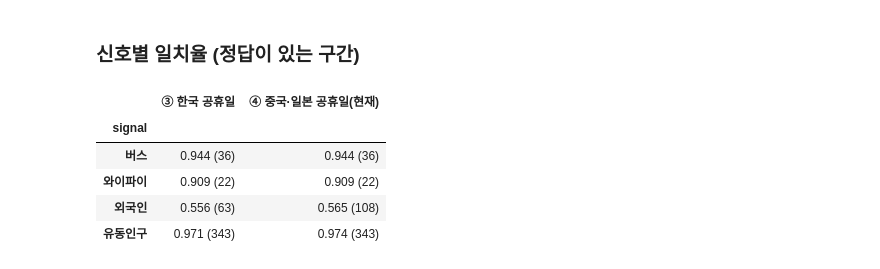
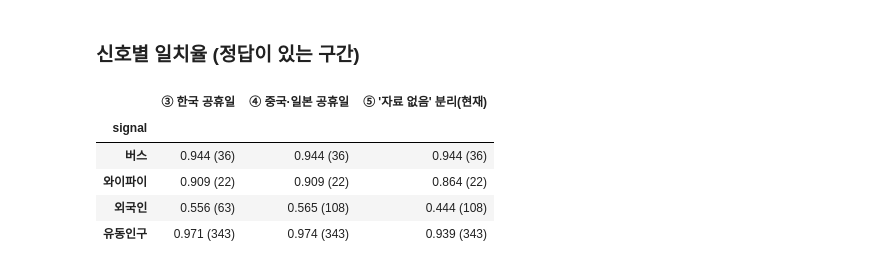
Before and after one commit to kimminseo2323-prog/jeju-data-control-room, a Jupyter notebook: notebooks/06_분석보완_외국인_기간연장.ipynb, the cells around one changed output. Drawn from its saved outputs; the diff is of its cells as text; code cells hidden in the pictures.

```diff
--- a/notebooks/06_분석보완_외국인_기간연장.ipynb
+++ b/notebooks/06_분석보완_외국인_기간연장.ipynb
@@ -214,17 +216,19 @@ pd.DataFrame({"① 1년치·근거 문장 수정 전": summ("eval/results/_1year
 # %%
 def by_signal(p):
     r = pd.DataFrame(json.loads(Path(p).read_text("utf-8"))["rows"])
     r = r[r["labels"].map(len).gt(0)]
     r["agree"] = [c in l for c, l in zip(r["choice"], r["labels"])]
     return r.groupby("signal")["agree"].agg(lambda a: f"{a.mean():.3f} ({len(a)})")
-pd.DataFrame({"③ 한국 공휴일": by_signal("eval/results/judge_eval_before_foreign_holiday.json"), "④ 중국·일본 공휴일(현재)": by_signal("eval/results/judge_eval.json")})
+pd.DataFrame({"③ 한국 공휴일": by_signal("eval/results/judge_eval_before_foreign_holiday.json"),
+              "④ 중국·일본 공휴일": by_signal("eval/results/judge_eval_before_nodata_fix.json"),
+              "⑤ '자료 없음' 분리(현재)": by_signal("eval/results/judge_eval.json")})
 # %% [output]
-|  | ③ 한국 공휴일 | ④ 중국·일본 공휴일(현재) |
-| signal |  |  |
-| 버스 | 0.944 (36) | 0.944 (36) |
-| 와이파이 | 0.909 (22) | 0.909 (22) |
-| 외국인 | 0.556 (63) | 0.565 (108) |
-| 유동인구 | 0.971 (343) | 0.974 (343) |
+|  | ③ 한국 공휴일 | ④ 중국·일본 공휴일 | ⑤ '자료 없음' 분리(현재) |
+| signal |  |  |  |
+| 버스 | 0.944 (36) | 0.944 (36) | 0.944 (36) |
+| 와이파이 | 0.909 (22) | 0.909 (22) | 0.864 (22) |
+| 외국인 | 0.556 (63) | 0.565 (108) | 0.444 (108) |
+| 유동인구 | 0.971 (343) | 0.974 (343) | 0.939 (343) |
 # %%
 s = json.loads(Path("eval/results/judge_eval.json").read_text("utf-8"))["summary"]
 pd.DataFrame({"정답 없음(근거 기간 안)": pd.Series(s["unlabeled_choices"]), "근거 기간 밖(전체)": pd.Series(s["outside_coverage_choices"])}).fillna(0).astype(int)
```
Also changed, not shown: parts of 4 cells of this notebook, 46 other files.
